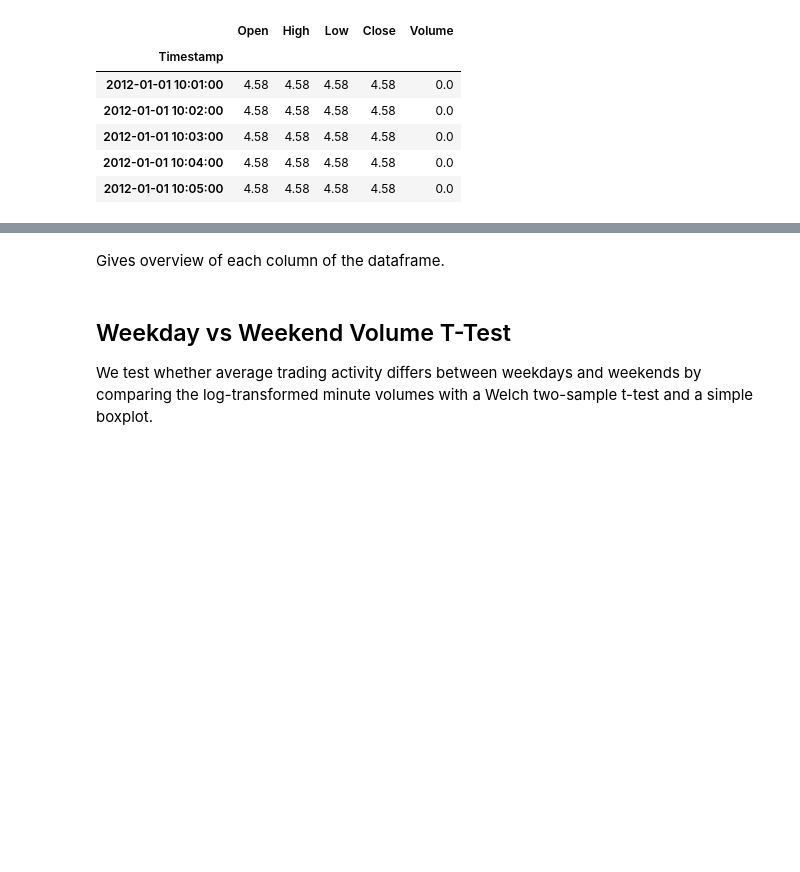
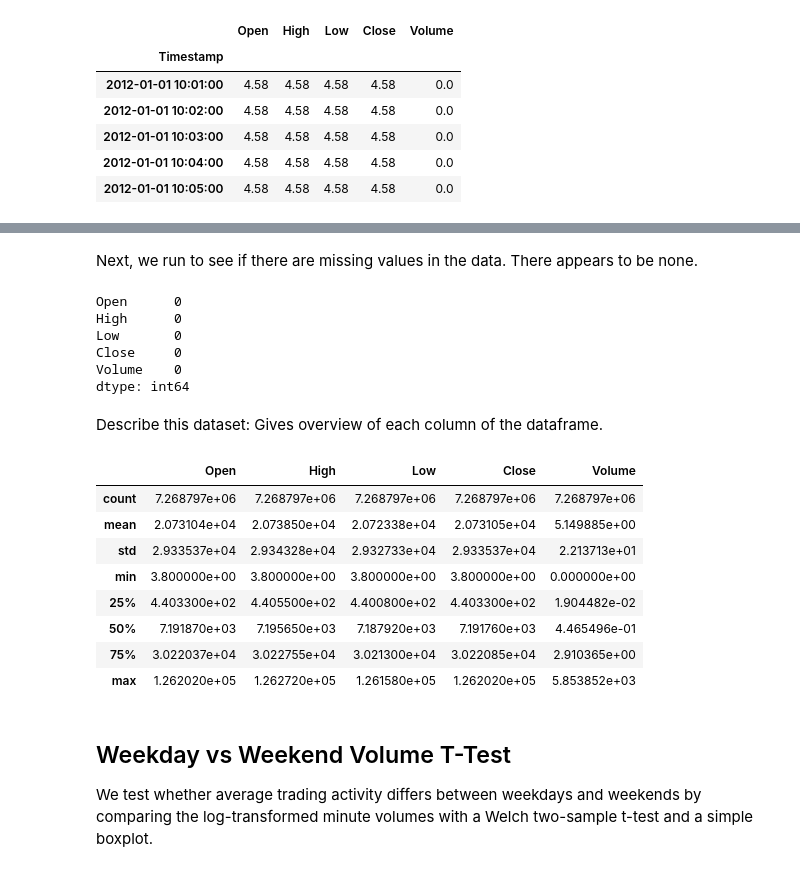
Before and after one commit to rjindal177/CMSC320-Final-Project, a Jupyter notebook: termProject.ipynb, the cells around one changed output, grey strips where cells are left out. Drawn from its saved outputs; the diff is of its cells as text; code cells hidden in the pictures; blank space fills up the shorter version.

```diff
--- a/termProject.ipynb
+++ b/termProject.ipynb
@@ -51,5 +52,28 @@ display(df[["Open", "High", "Low", "Close", "Volume"]].describe())
+# %% [markdown]
+Next, we run to see if there are missing values in the data. There appears to be none.
+# %%
+display(df1.isna().sum())
+# %% [output]
+Open      0
+High      0
+Low       0
+Close     0
+Volume    0
+dtype: int64
 # %% [markdown]
-Gives overview of each column of the dataframe.
+Describe this dataset: Gives overview of each column of the dataframe.
+# %%
+display(df1[["Open", "High", "Low", "Close", "Volume"]].describe())
+# %% [output]
+|  | Open | High | Low | Close | Volume |
+| count | 7.268797e+06 | 7.268797e+06 | 7.268797e+06 | 7.268797e+06 | 7.268797e+06 |
+| mean | 2.073104e+04 | 2.073850e+04 | 2.072338e+04 | 2.073105e+04 | 5.149885e+00 |
+| std | 2.933537e+04 | 2.934328e+04 | 2.932733e+04 | 2.933537e+04 | 2.213713e+01 |
+| min | 3.800000e+00 | 3.800000e+00 | 3.800000e+00 | 3.800000e+00 | 0.000000e+00 |
+| 25% | 4.403300e+02 | 4.405500e+02 | 4.400800e+02 | 4.403300e+02 | 1.904482e-02 |
+| 50% | 7.191870e+03 | 7.195650e+03 | 7.187920e+03 | 7.191760e+03 | 4.465496e-01 |
+| 75% | 3.022037e+04 | 3.022755e+04 | 3.021300e+04 | 3.022085e+04 | 2.910365e+00 |
+| max | 1.262020e+05 | 1.262720e+05 | 1.261580e+05 | 1.262020e+05 | 5.853852e+03 |
 # %% [markdown]
 ## Weekday vs Weekend Volume T-Test
 We test whether average trading activity differs between weekdays and weekends by comparing the log-transformed minute volumes with a Welch two-sample t-test and a simple boxplot.
```
Also changed, not shown: parts of 23 cells of this notebook.
